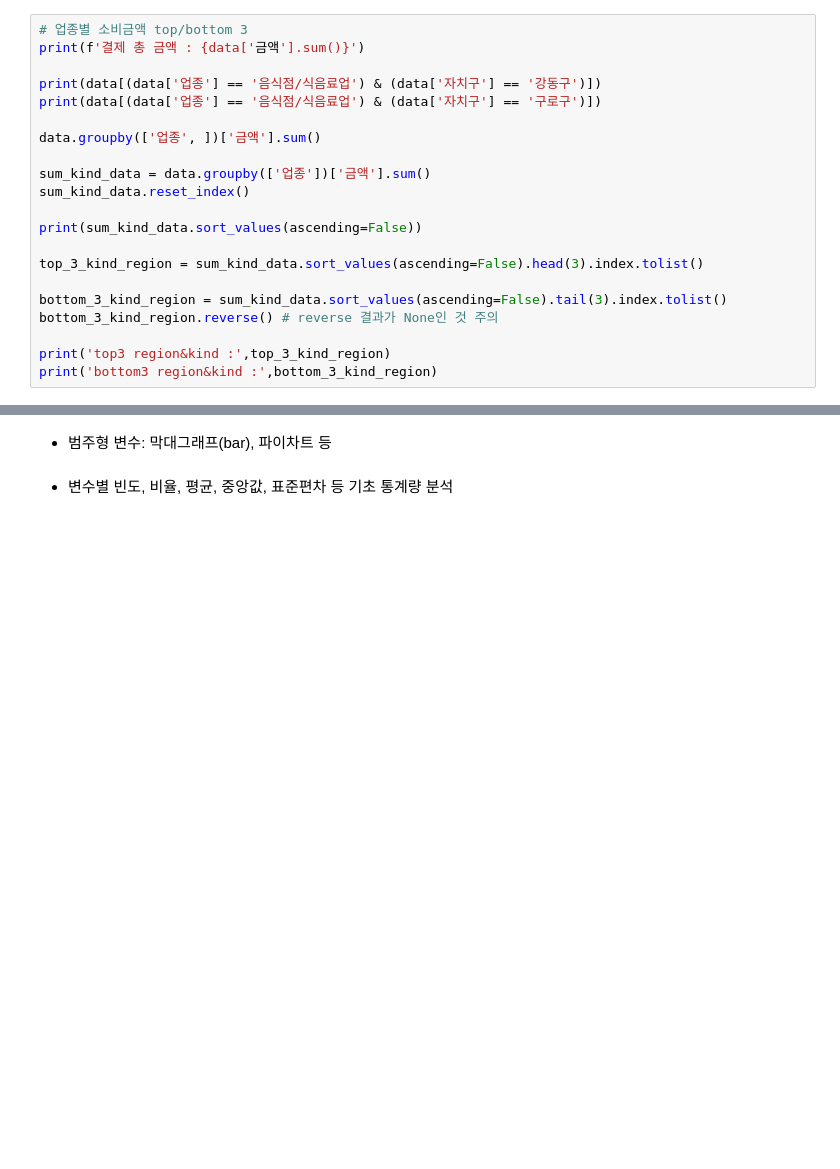
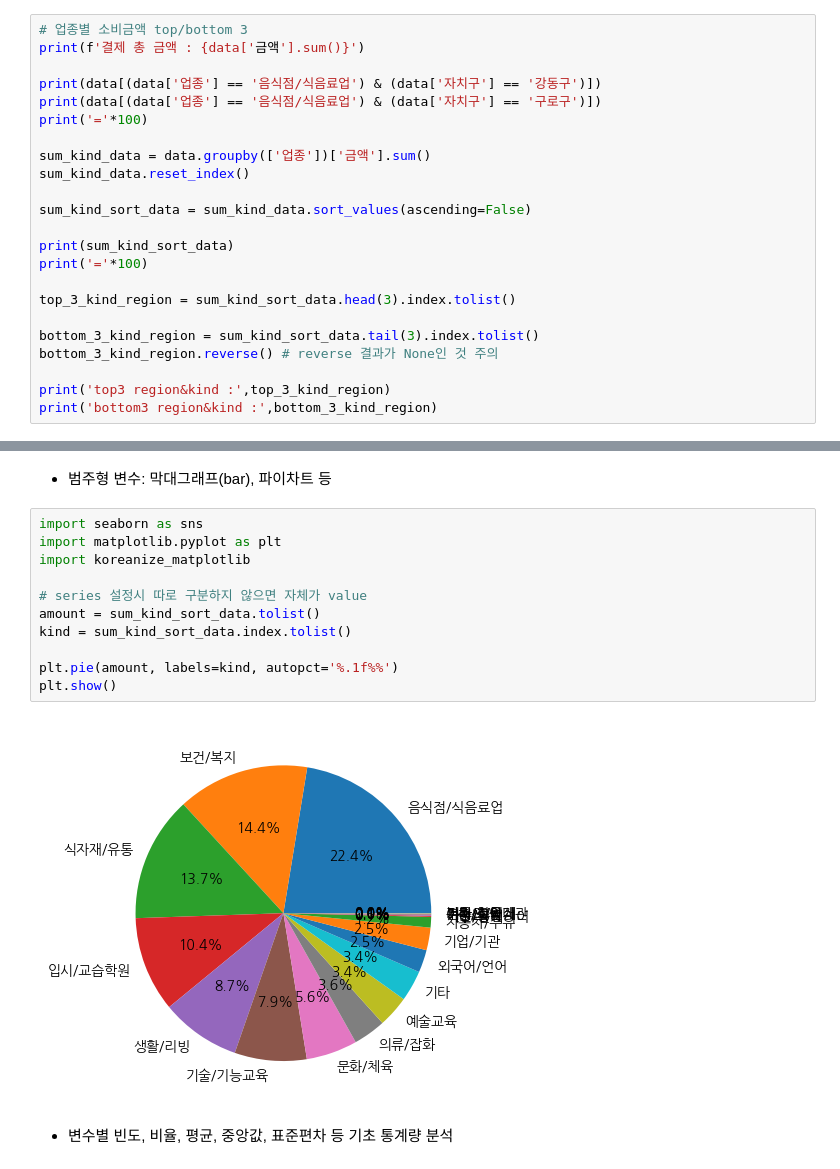
Before and after one commit to walker0625/eda-seoulpay, a Jupyter notebook: eda_seoulpay_payment.ipynb, the cells around one changed output, grey strips where cells are left out. Drawn from its saved outputs; the diff is of its cells as text; blank space fills up the shorter version.

```diff
--- a/eda_seoulpay_payment.ipynb
+++ b/eda_seoulpay_payment.ipynb
@@ -194,17 +210,19 @@ print(f'결제 총 금액 : {data['금액'].sum()}')
 
 print(data[(data['업종'] == '음식점/식음료업') & (data['자치구'] == '강동구')])
 print(data[(data['업종'] == '음식점/식음료업') & (data['자치구'] == '구로구')])
-
-data.groupby(['업종', ])['금액'].sum()
+print('='*100)
 
 sum_kind_data = data.groupby(['업종'])['금액'].sum()
 sum_kind_data.reset_index()
 
-print(sum_kind_data.sort_values(ascending=False))
+sum_kind_sort_data = sum_kind_data.sort_values(ascending=False)
 
-top_3_kind_region = sum_kind_data.sort_values(ascending=False).head(3).index.tolist()
+print(sum_kind_sort_data)
+print('='*100)
 
-bottom_3_kind_region = sum_kind_data.sort_values(ascending=False).tail(3).index.tolist()
+top_3_kind_region = sum_kind_sort_data.head(3).index.tolist()
+
+bottom_3_kind_region = sum_kind_sort_data.tail(3).index.tolist()
 bottom_3_kind_region.reverse() # reverse 결과가 None인 것 주의
 
 print('top3 region&kind :',top_3_kind_region)
@@ -231,6 +249,19 @@ bottom3 region&kind : ['기타 교육기관', '부동산/임대', '디자인/인
 * 연속형 변수: 히스토그램, 박스플롯 등
 # %% [markdown]
 * 범주형 변수: 막대그래프(bar), 파이차트 등
+# %%
+import seaborn as sns
+import matplotlib.pyplot as plt
+import koreanize_matplotlib
+
+# series 설정시 따로 구분하지 않으면 자체가 value
+amount = sum_kind_sort_data.tolist()
+kind = sum_kind_sort_data.index.tolist()
+
+plt.pie(amount, labels=kind, autopct='%.1f%%')
+plt.show()
+# %% [output]
+[figure, added]
 # %% [markdown]
 * 변수별 빈도, 비율, 평균, 중앙값, 표준편차 등 기초 통계량 분석
 # %% [markdown]
```
Also changed, not shown: parts of 5 cells of this notebook.
